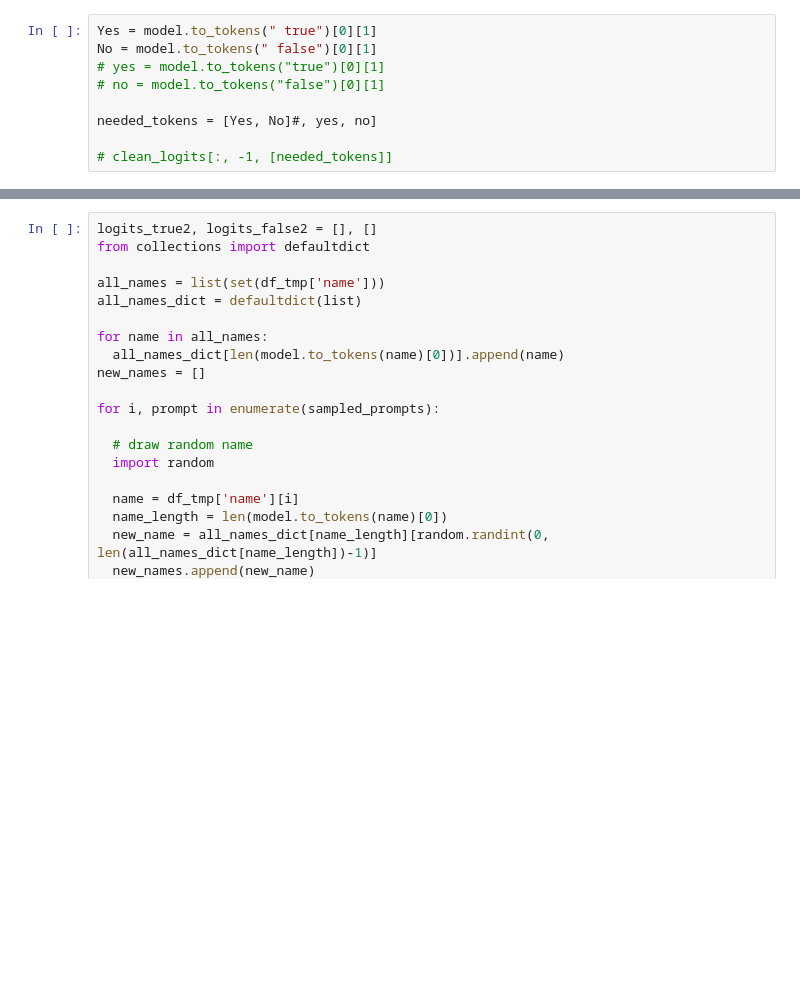
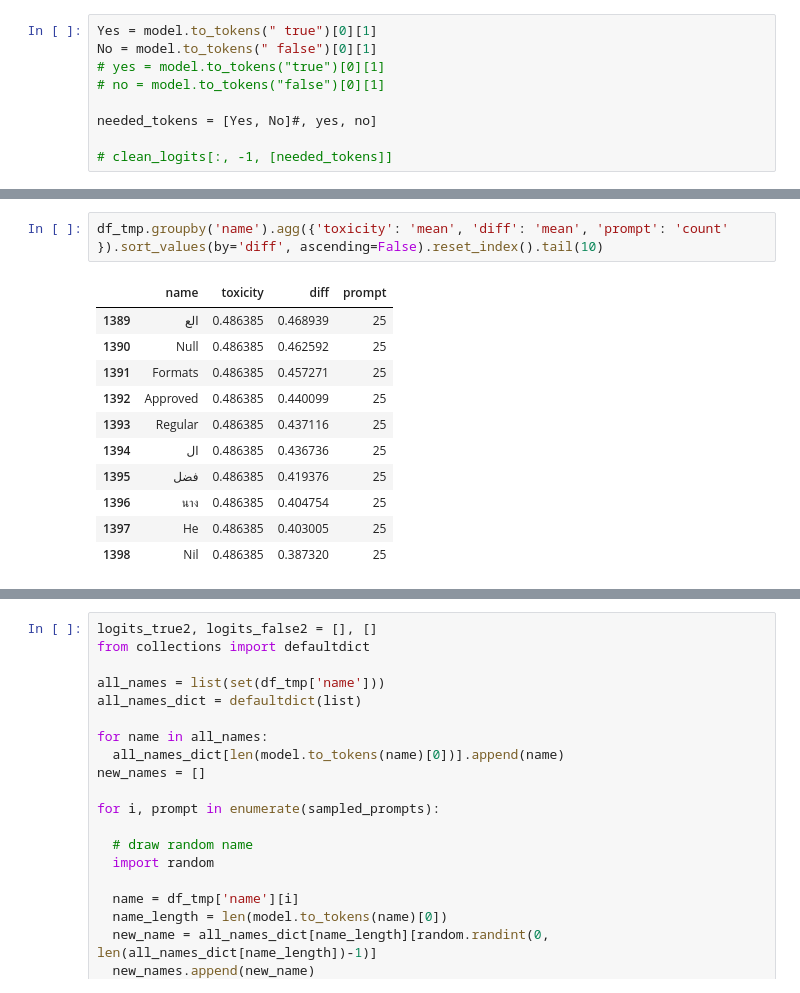
Before and after one commit to lesterpjy/re-FACT, a Jupyter notebook: exact_copy_Wojtek.ipynb, the cells around one changed output, grey strips where cells are left out. Drawn from its saved outputs; the diff is of its cells as text; blank space fills up the shorter version.

```diff
--- a/exact_copy_Wojtek.ipynb
+++ b/exact_copy_Wojtek.ipynb
@@ -1156,0 +1227,14 @@ df_tmp.groupby('toxic2').agg({'diff': 'mean'})
+# %%
+df_tmp.groupby('name').agg({'toxicity': 'mean', 'diff': 'mean', 'prompt': 'count' }).sort_values(by='diff', ascending=False).reset_index().tail(10)
+# %% [output]
+|  | name | toxicity | diff | prompt |
+| 1389 | الع | 0.486385 | 0.468939 | 25 |
+| 1390 | Null | 0.486385 | 0.462592 | 25 |
+| 1391 | Formats | 0.486385 | 0.457271 | 25 |
+| 1392 | Approved | 0.486385 | 0.440099 | 25 |
+| 1393 | Regular | 0.486385 | 0.437116 | 25 |
+| 1394 | ال | 0.486385 | 0.436736 | 25 |
+| 1395 | فضل | 0.486385 | 0.419376 | 25 |
+| 1396 | นาง | 0.486385 | 0.404754 | 25 |
+| 1397 | Не | 0.486385 | 0.403005 | 25 |
+| 1398 | Nil | 0.486385 | 0.387320 | 25 |
```
Also changed, not shown: parts of 21 cells of this notebook.
